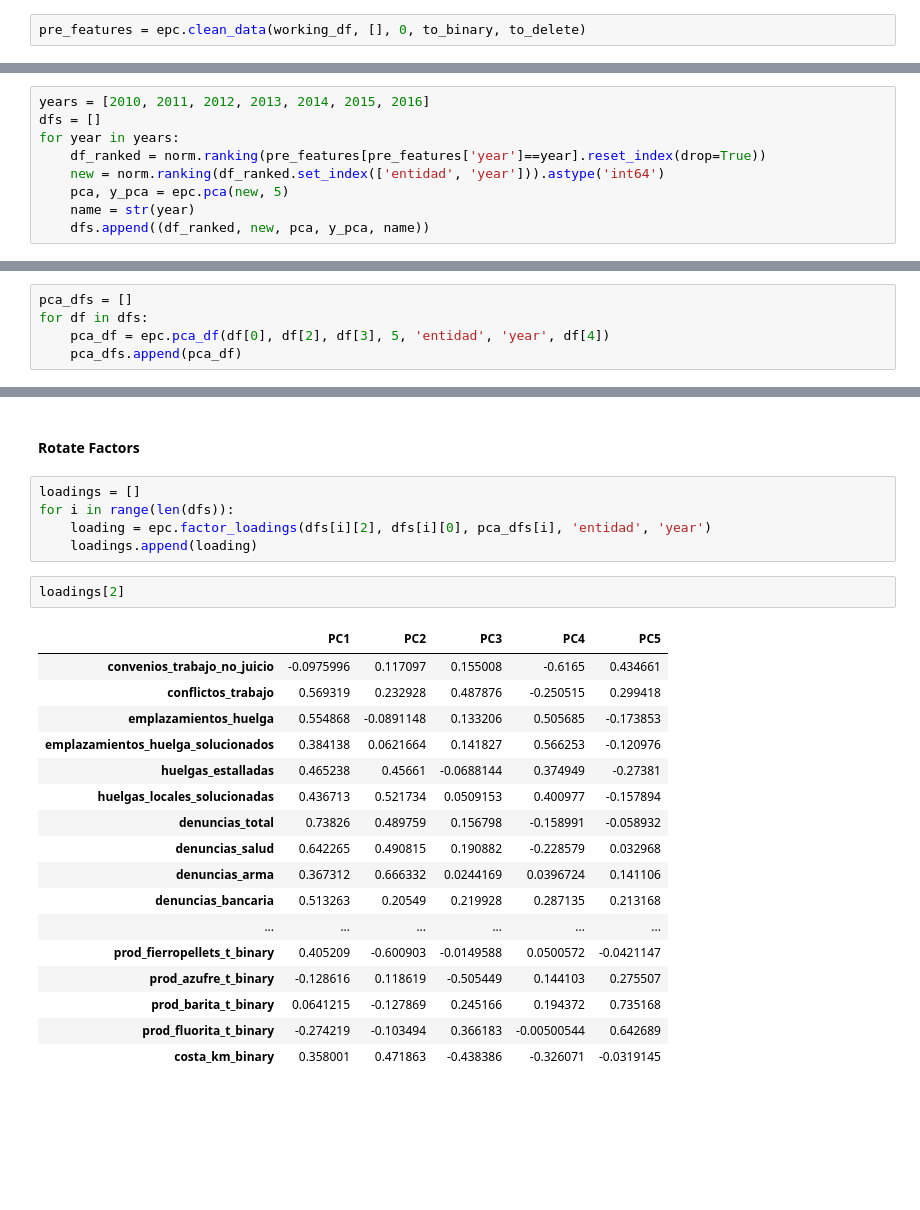
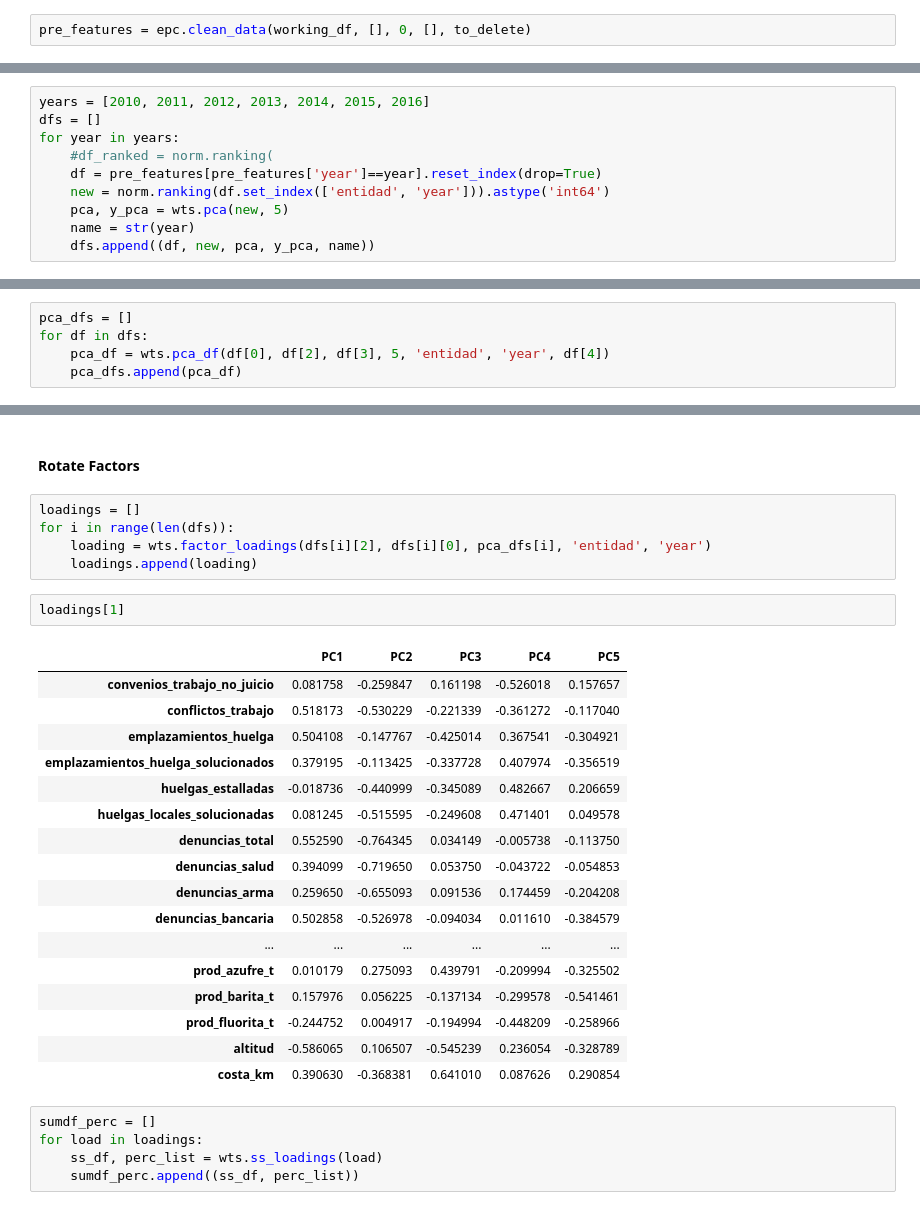
Before and after one commit to marioamz/MexicoOC_Index, a Jupyter notebook: Weights_Aggregates.ipynb, the cells around one changed output, grey strips where cells are left out. Cells and saved outputs as stored; diff of their text form; blank space fills up the shorter version.

```diff
--- a/Weights_Aggregates.ipynb
+++ b/Weights_Aggregates.ipynb
@@ -92,3 +89,3 @@ for c in working_df:
 # %%
-pre_features = epc.clean_data(working_df, [], 0, to_binary, to_delete)
+pre_features = epc.clean_data(working_df, [], 0, [], to_delete)
 # %% [markdown]
@@ -111,11 +108,12 @@ First step before all else is to get the dataframes we need into a list that con
 years = [2010, 2011, 2012, 2013, 2014, 2015, 2016]
 dfs = []
 for year in years:
-    df_ranked = norm.ranking(pre_features[pre_features['year']==year].reset_index(drop=True))
-    new = norm.ranking(df_ranked.set_index(['entidad', 'year'])).astype('int64')
-    pca, y_pca = epc.pca(new, 5)
+    #df_ranked = norm.ranking(
+    df = pre_features[pre_features['year']==year].reset_index(drop=True)
+    new = norm.ranking(df.set_index(['entidad', 'year'])).astype('int64')
+    pca, y_pca = wts.pca(new, 5)
     name = str(year)
-    dfs.append((df_ranked, new, pca, y_pca, name))
+    dfs.append((df, new, pca, y_pca, name))
 # %% [markdown]
 #### Checking correlations
 # %%
@@ -146,6 +144,6 @@ This should be ok to do a PCA analysis on.
 # %%
 pca_dfs = []
 for df in dfs:
-    pca_df = epc.pca_df(df[0], df[2], df[3], 5, 'entidad', 'year', df[4])
+    pca_df = wts.pca_df(df[0], df[2], df[3], 5, 'entidad', 'year', df[4])
     pca_dfs.append(pca_df)
 # %% [output]
@@ -181,25 +179,30 @@ It also says that eigenvalues must be greater than one, but I don't have a funct
 # %%
 loadings = []
 for i in range(len(dfs)):
-    loading = epc.factor_loadings(dfs[i][2], dfs[i][0], pca_dfs[i], 'entidad', 'year')
+    loading = wts.factor_loadings(dfs[i][2], dfs[i][0], pca_dfs[i], 'entidad', 'year')
     loadings.append(loading)
 # %%
-loadings[2]
+loadings[1]
 # %% [output]
 |  | PC1 | PC2 | PC3 | PC4 | PC5 |
-| convenios_trabajo_no_juicio | -0.0975996 | 0.117097 | 0.155008 | -0.6165 | 0.434661 |
-| conflictos_trabajo | 0.569319 | 0.232928 | 0.487876 | -0.250515 | 0.299418 |
-| emplazamientos_huelga | 0.554868 | -0.0891148 | 0.133206 | 0.505685 | -0.173853 |
-| emplazamientos_huelga_solucionados | 0.384138 | 0.0621664 | 0.141827 | 0.566253 | -0.120976 |
-| huelgas_estalladas | 0.465238 | 0.45661 | -0.0688144 | 0.374949 | -0.27381 |
-| huelgas_locales_solucionadas | 0.436713 | 0.521734 | 0.0509153 | 0.400977 | -0.157894 |
-| denuncias_total | 0.73826 | 0.489759 | 0.156798 | -0.158991 | -0.058932 |
-| denuncias_salud | 0.642265 | 0.490815 | 0.190882 | -0.228579 | 0.032968 |
-| denuncias_arma | 0.367312 | 0.666332 | 0.0244169 | 0.0396724 | 0.141106 |
-| denuncias_bancaria | 0.513263 | 0.20549 | 0.219928 | 0.287135 | 0.213168 |
+| convenios_trabajo_no_juicio | 0.081758 | -0.259847 | 0.161198 | -0.526018 | 0.157657 |
+| conflictos_trabajo | 0.518173 | -0.530229 | -0.221339 | -0.361272 | -0.117040 |
+| emplazamientos_huelga | 0.504108 | -0.147767 | -0.425014 | 0.367541 | -0.304921 |
+| emplazamientos_huelga_solucionados | 0.379195 | -0.113425 | -0.337728 | 0.407974 | -0.356519 |
+| huelgas_estalladas | -0.018736 | -0.440999 | -0.345089 | 0.482667 | 0.206659 |
+| huelgas_locales_solucionadas | 0.081245 | -0.515595 | -0.249608 | 0.471401 | 0.049578 |
+| denuncias_total | 0.552590 | -0.764345 | 0.034149 | -0.005738 | -0.113750 |
+| denuncias_salud | 0.394099 | -0.719650 | 0.053750 | -0.043722 | -0.054853 |
+| denuncias_arma | 0.259650 | -0.655093 | 0.091536 | 0.174459 | -0.204208 |
+| denuncias_bancaria | 0.502858 | -0.526978 | -0.094034 | 0.011610 | -0.384579 |
 | ... | ... | ... | ... | ... | ... |
-| prod_fierropellets_t_binary | 0.405209 | -0.600903 | -0.0149588 | 0.0500572 | -0.0421147 |
-| prod_azufre_t_binary | -0.128616 | 0.118619 | -0.505449 | 0.144103 | 0.275507 |
-| prod_barita_t_binary | 0.0641215 | -0.127869 | 0.245166 | 0.194372 | 0.735168 |
-| prod_fluorita_t_binary | -0.274219 | -0.103494 | 0.366183 | -0.00500544 | 0.642689 |
-| costa_km_binary | 0.358001 | 0.471863 | -0.438386 | -0.326071 | -0.0319145 |
+| prod_azufre_t | 0.010179 | 0.275093 | 0.439791 | -0.209994 | -0.325502 |
+| prod_barita_t | 0.157976 | 0.056225 | -0.137134 | -0.299578 | -0.541461 |
+| prod_fluorita_t | -0.244752 | 0.004917 | -0.194994 | -0.448209 | -0.258966 |
+| altitud | -0.586065 | 0.106507 | -0.545239 | 0.236054 | -0.328789 |
+| costa_km | 0.390630 | -0.368381 | 0.641010 | 0.087626 | 0.290854 |
+# %%
+sumdf_perc = []
+for load in loadings:
+    ss_df, perc_list = wts.ss_loadings(load)
+    sumdf_perc.append((ss_df, perc_list))
```
Also changed, not shown: parts of 15 cells of this notebook, 2 other files.
